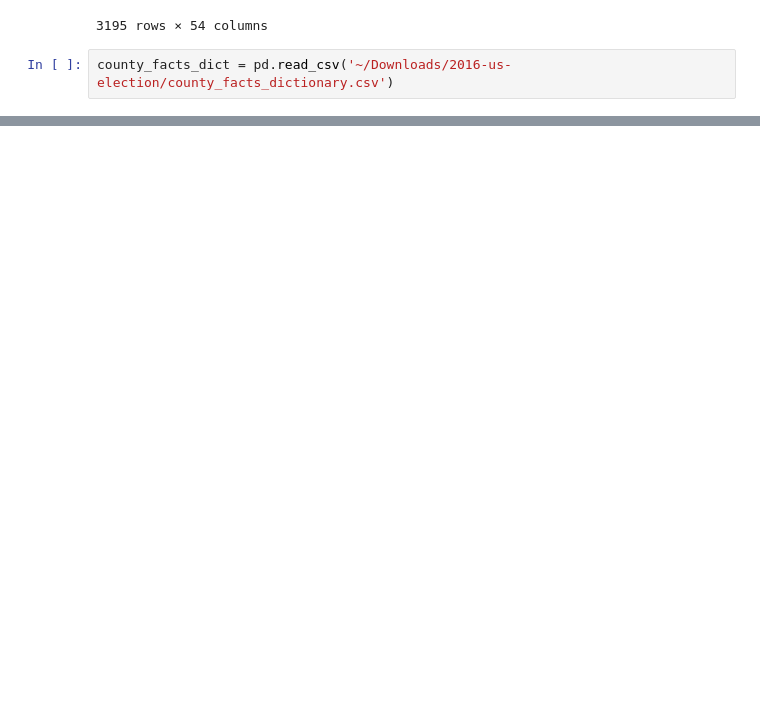
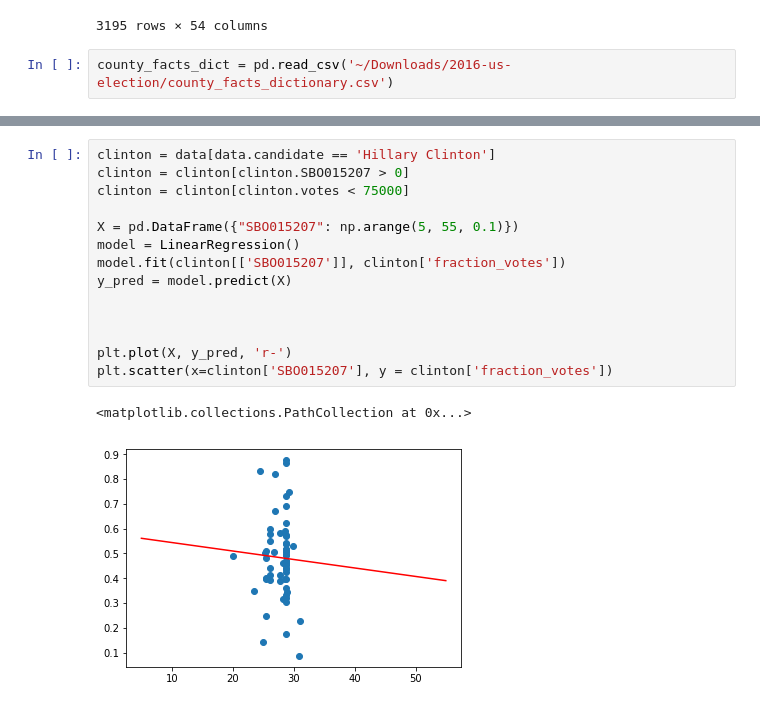
Before and after one commit to jfong27/2016-Election, a Jupyter notebook: 2016 Election.ipynb, the cells around one changed output, grey strips where cells are left out. Saved outputs shown, nothing was run; the diff lists cells and outputs as text; blank space fills up the shorter version.

```diff
--- a/2016 Election.ipynb
+++ b/2016 Election.ipynb
@@ -71,0 +118,17 @@ county_facts_dict
+# %%
+clinton = data[data.candidate == 'Hillary Clinton']
+clinton = clinton[clinton.SBO015207 > 0]
+clinton = clinton[clinton.votes < 75000]
+
+X = pd.DataFrame({"SBO015207": np.arange(5, 55, 0.1)})
+model = LinearRegression()
+model.fit(clinton[['SBO015207']], clinton['fraction_votes'])
+y_pred = model.predict(X)
+
+
+
+plt.plot(X, y_pred, 'r-')
+plt.scatter(x=clinton['SBO015207'], y = clinton['fraction_votes'])
+# %% [output]
+<matplotlib.collections.PathCollection at 0x...>
+[figure, added]
```
Also changed, not shown: parts of 12 cells of this notebook.
